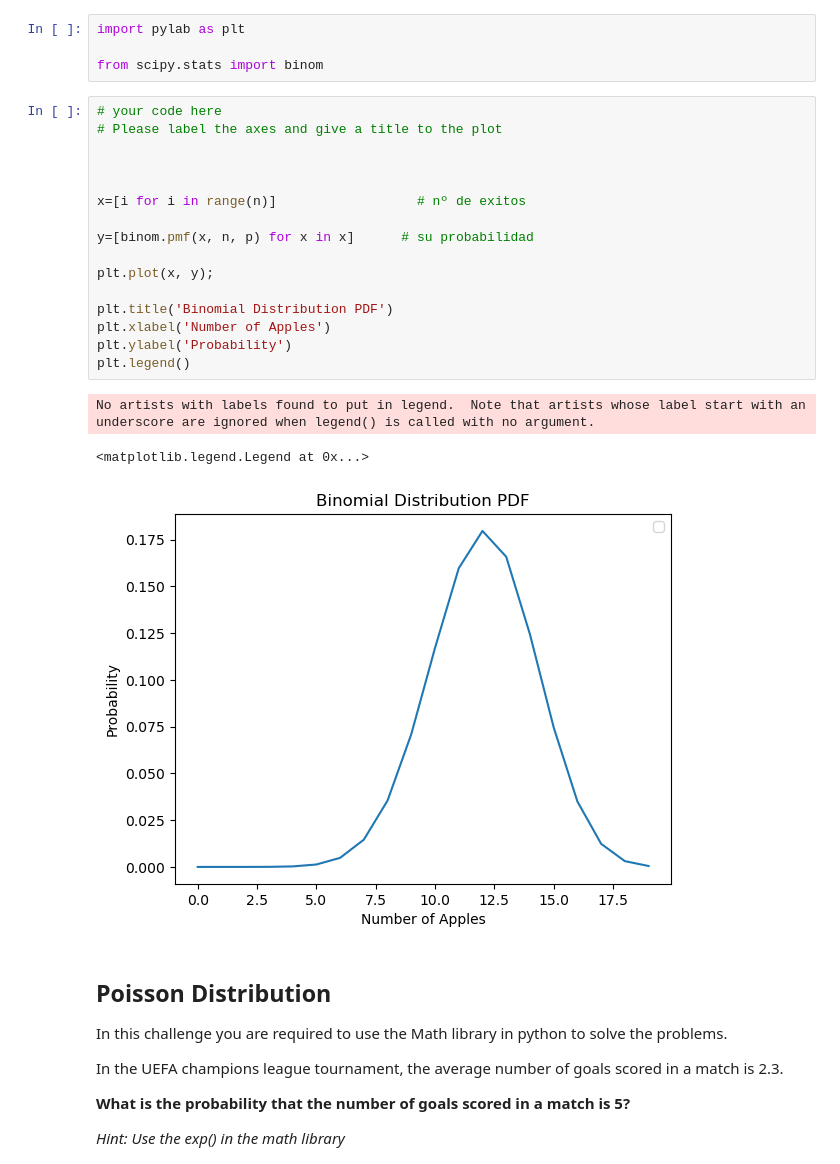
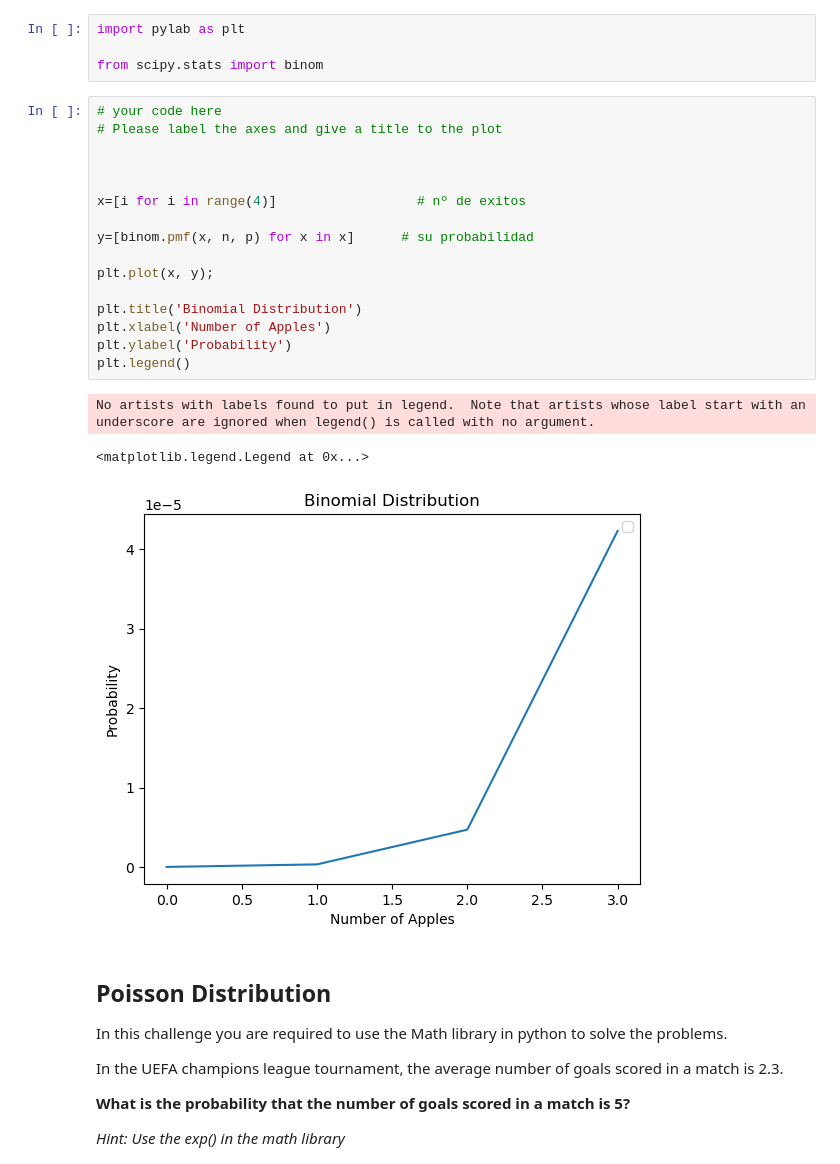
Before and after one commit to Ironhack-Data-Madrid-Octubre-2023/6.1-lab_discrete_probability_distributions, a Jupyter notebook: your-code/main.ipynb, the cells around one changed output. Saved outputs shown, nothing was run; the diff lists cells and outputs as text.

```diff
--- a/your-code/main.ipynb
+++ b/your-code/main.ipynb
@@ -103,23 +103,23 @@ from scipy.stats import binom
 # %%
 # your code here
 # Please label the axes and give a title to the plot
 
 
 
-x=[i for i in range(n)]                  # nº de exitos
+x=[i for i in range(4)]                  # nº de exitos
 
 y=[binom.pmf(x, n, p) for x in x]      # su probabilidad
 
 plt.plot(x, y);
 
-plt.title('Binomial Distribution PDF')
+plt.title('Binomial Distribution')
 plt.xlabel('Number of Apples')
 plt.ylabel('Probability')
 plt.legend()
 # %% [output]
 No artists with labels found to put in legend.  Note that artists whose label start with an underscore are ignored when legend() is called with no argument.
 <matplotlib.legend.Legend at 0x...>
-[figure, old version]
+[figure, new version]
 # %% [markdown]
 ## Poisson Distribution
 
```
